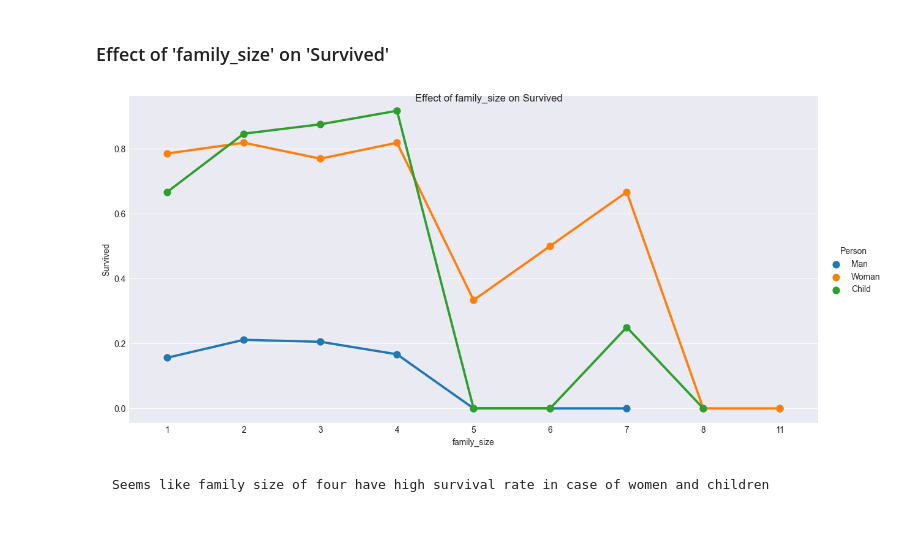
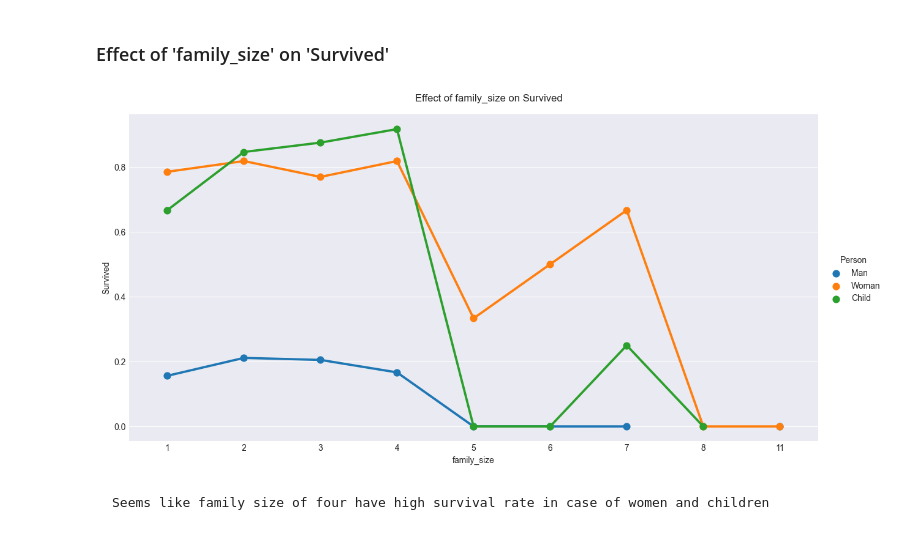
Before and after one commit to afzalmp40/EDA, a Jupyter notebook: titanic EDA/titanic EDA.ipynb, the cells around one changed output. Cells and saved outputs as stored; diff of their text form; code cells hidden in the pictures.

```diff
--- a/titanic EDA/titanic EDA.ipynb
+++ b/titanic EDA/titanic EDA.ipynb
@@ -620,19 +623,20 @@ plot.fig.dpi=150
 # %% [markdown]
 ### Effect of 'family_size' on 'Survived'
 # %%
-plot=sns.catplot(data=df,
-                 x='family_size',
-                 y='Survived',
-                 hue='Person',
-                 kind='point',
-                 aspect=2, height=6, ci=False
+plot=sns.catplot(
+    data=df,
+    x='family_size',
+    y='Survived',
+    hue='Person',
+    kind='point',
+    aspect=2, height=6, ci=False
 )
 
 plot.fig.dpi=100
-plot.fig.suptitle('Effect of family_size on Survived')
+plot.fig.suptitle('Effect of family_size on Survived', y=1.03)
 plt.show()
 # %% [output]
-[figure, old version]
+[figure, new version]
 # %% [markdown]
     Seems like family size of four have high survival rate in case of women and children
 # %% [markdown]
```
Also changed, not shown: parts of 15 cells of this notebook.
